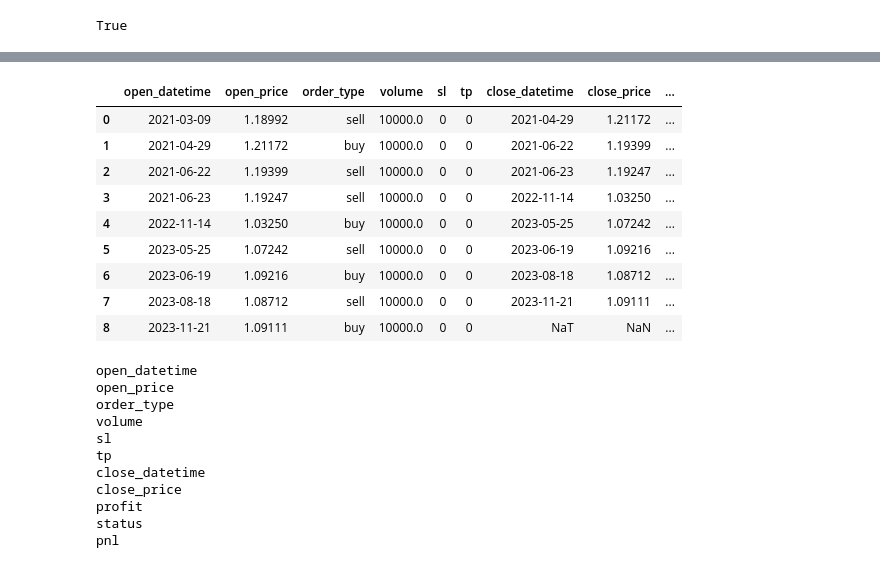
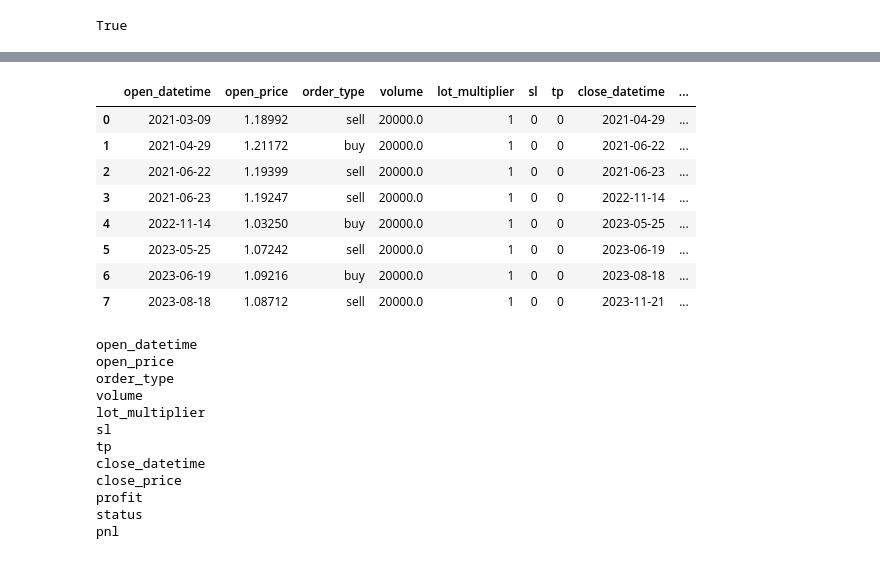
Before and after one commit to MaxJan2010/python_finance, a Jupyter notebook: src/work/strategies/moving average/strategy_02/sma-crossover.ipynb, the cells around one changed output, grey strips where cells are left out. Cells and saved outputs as stored; diff of their text form; code cells hidden in the pictures.

```diff
--- a/src/work/strategies/moving average/strategy_01/sma-crossover.ipynb
+++ b/src/work/strategies/moving average/strategy_02/sma-crossover.ipynb
@@ -102,10 +102,11 @@ fig.show()
 # creating backtest and position classes
 
 class Position:
-    def __init__(self, open_datetime, open_price, order_type, volume, sl, tp):
+    def __init__(self, open_datetime, open_price, order_type, volume, lot_multiplier, sl, tp):
         self.open_datetime = open_datetime
         self.open_price = open_price
         self.order_type = order_type
+        self.lot_multiplier = lot_multiplier
         self.volume = volume
         self.sl = sl
         self.tp = tp
@@ -117,8 +118,8 @@ class Position:
     def close_position(self, close_datetime, close_price):
         self.close_datetime = close_datetime
         self.close_price = close_price
-        self.profit = (self.close_price - self.open_price) * self.volume if self.order_type == 'buy' \
-                                                                        else (self.open_price - self.close_price) * self.volume
+        self.profit = (self.close_price - self.open_price) * self.volume * self.lot_multiplier if self.order_type == 'buy' \
+                                                                        else (self.open_price - self.close_price) * self.volume * self.lot_multiplier
         self.status = 'closed'
 
     def _asdict(self):
@@ -127,6 +128,7 @@ class Position:
             'open_price': self.open_price,
             'order_type': self.order_type,
             'volume': self.volume,
+            'lot_multiplier': self.lot_multiplier,
             'sl': self.sl,
             'tp': self.tp,
             'close_datetime': self.close_datetime,
@@ -137,10 +139,11 @@ class Position:
 
 
 class Strategy:
-    def __init__(self, df, starting_balance, volume):
+    def __init__(self, df, starting_balance, volume, lot_multiplier):
         self.starting_balance = starting_balance
+        self.positions = []
+        self.lot_multiplier = lot_multiplier
         self.volume = volume
-        self.positions = []
         self.data = df
 
     def get_positions_df(self):
@@ -161,13 +164,13 @@ class Strategy:
                 for position in self.positions:
                     if position.status == 'open':
                         position.close_position(data.time, data.close)
-                self.add_position(Position(data.time, data.close, 'sell', self.volume, 0, 0))
+                self.add_position(Position(data.time, data.close, 'sell', self.volume, 1, 0, 0))
 
             if data.crossover == 'bullish crossover':
                 for position in self.positions:
                     if position.status == 'open':
                         position.close_position(data.time, data.close)
-                self.add_position(Position(data.time, data.close, 'buy', self.volume, 0, 0))
+                self.add_position(Position(data.time, data.close, 'buy', self.volume, 1, 0, 0))
 
         return self.get_positions_df()
 # %%
@@ -179,25 +182,24 @@ class Strategy:
 
 starting_balance = 1000
 standard_contract = 100000
-initial_volume = 10000 # pip = 1 USD
-initial_lot = initial_volume / standard_contract
-volume = initial_lot * standard_contract
+min_lot = 0.1
+lot_multiplier = 2 # 1 if not self.positions or self.positions[-1] > 0 else 2
+volume = min_lot * standard_contract * lot_multiplier
 # %%
-sma_crossover_strategy = Strategy(df, starting_balance, volume)
+sma_crossover_strategy = Strategy(df, starting_balance, volume, lot_multiplier)
 deals = sma_crossover_strategy.run()
-
+deals.dropna(inplace=True)
 deals
 # %% [output]
-|  | open_datetime | open_price | order_type | volume | sl | tp | close_datetime | close_price | ... |
-| 0 | 2021-03-09 | 1.18992 | sell | 10000.0 | 0 | 0 | 2021-04-29 | 1.21172 | ... |
-| 1 | 2021-04-29 | 1.21172 | buy | 10000.0 | 0 | 0 | 2021-06-22 | 1.19399 | ... |
-| 2 | 2021-06-22 | 1.19399 | sell | 10000.0 | 0 | 0 | 2021-06-23 | 1.19247 | ... |
-| 3 | 2021-06-23 | 1.19247 | sell | 10000.0 | 0 | 0 | 2022-11-14 | 1.03250 | ... |
-| 4 | 2022-11-14 | 1.03250 | buy | 10000.0 | 0 | 0 | 2023-05-25 | 1.07242 | ... |
-| 5 | 2023-05-25 | 1.07242 | sell | 10000.0 | 0 | 0 | 2023-06-19 | 1.09216 | ... |
-| 6 | 2023-06-19 | 1.09216 | buy | 10000.0 | 0 | 0 | 2023-08-18 | 1.08712 | ... |
-| 7 | 2023-08-18 | 1.08712 | sell | 10000.0 | 0 | 0 | 2023-11-21 | 1.09111 | ... |
-| 8 | 2023-11-21 | 1.09111 | buy | 10000.0 | 0 | 0 | NaT | NaN | ... |
+|  | open_datetime | open_price | order_type | volume | lot_multiplier | sl | tp | close_datetime | ... |
+| 0 | 2021-03-09 | 1.18992 | sell | 20000.0 | 1 | 0 | 0 | 2021-04-29 | ... |
+| 1 | 2021-04-29 | 1.21172 | buy | 20000.0 | 1 | 0 | 0 | 2021-06-22 | ... |
+| 2 | 2021-06-22 | 1.19399 | sell | 20000.0 | 1 | 0 | 0 | 2021-06-23 | ... |
+| 3 | 2021-06-23 | 1.19247 | sell | 20000.0 | 1 | 0 | 0 | 2022-11-14 | ... |
+| 4 | 2022-11-14 | 1.03250 | buy | 20000.0 | 1 | 0 | 0 | 2023-05-25 | ... |
+| 5 | 2023-05-25 | 1.07242 | sell | 20000.0 | 1 | 0 | 0 | 2023-06-19 | ... |
+| 6 | 2023-06-19 | 1.09216 | buy | 20000.0 | 1 | 0 | 0 | 2023-08-18 | ... |
+| 7 | 2023-08-18 | 1.08712 | sell | 20000.0 | 1 | 0 | 0 | 2023-11-21 | ... |
 # %%
 #  Get Columns Titles to check Existing Columns
 titles = deals.columns
@@ -209,6 +211,7 @@ open_datetime
 open_price
 order_type
 volume
+lot_multiplier
 sl
 tp
 close_datetime
```
Also changed, not shown: parts of 8 cells of this notebook, 3 other files.
